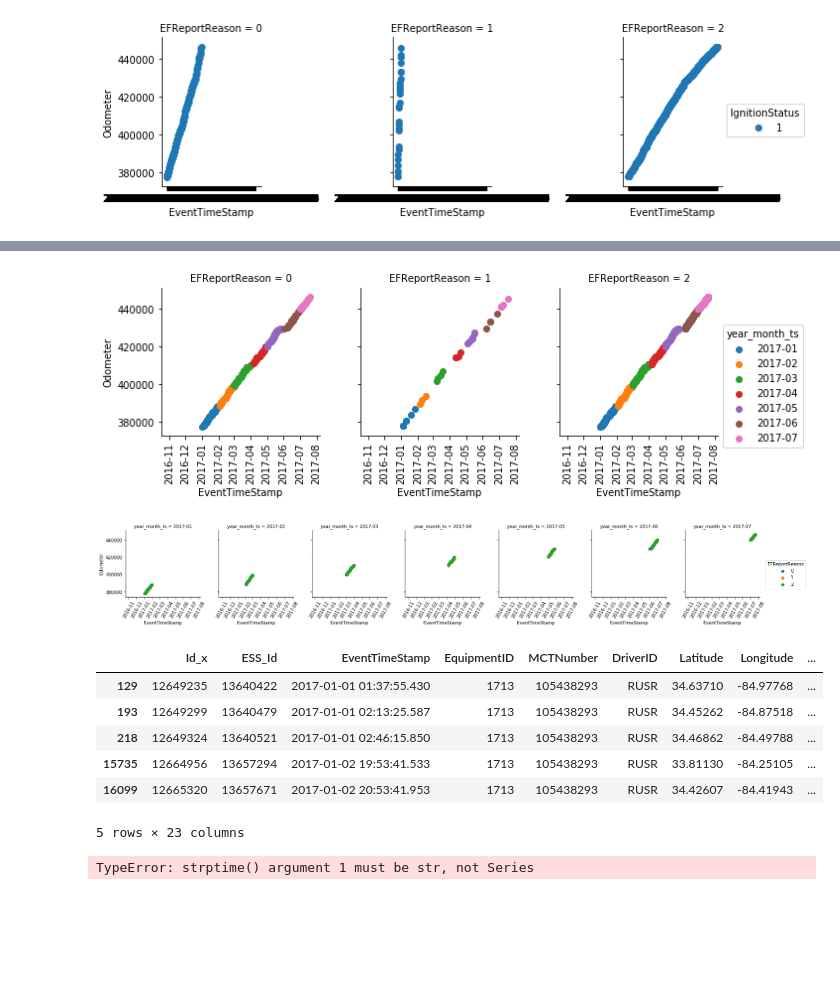
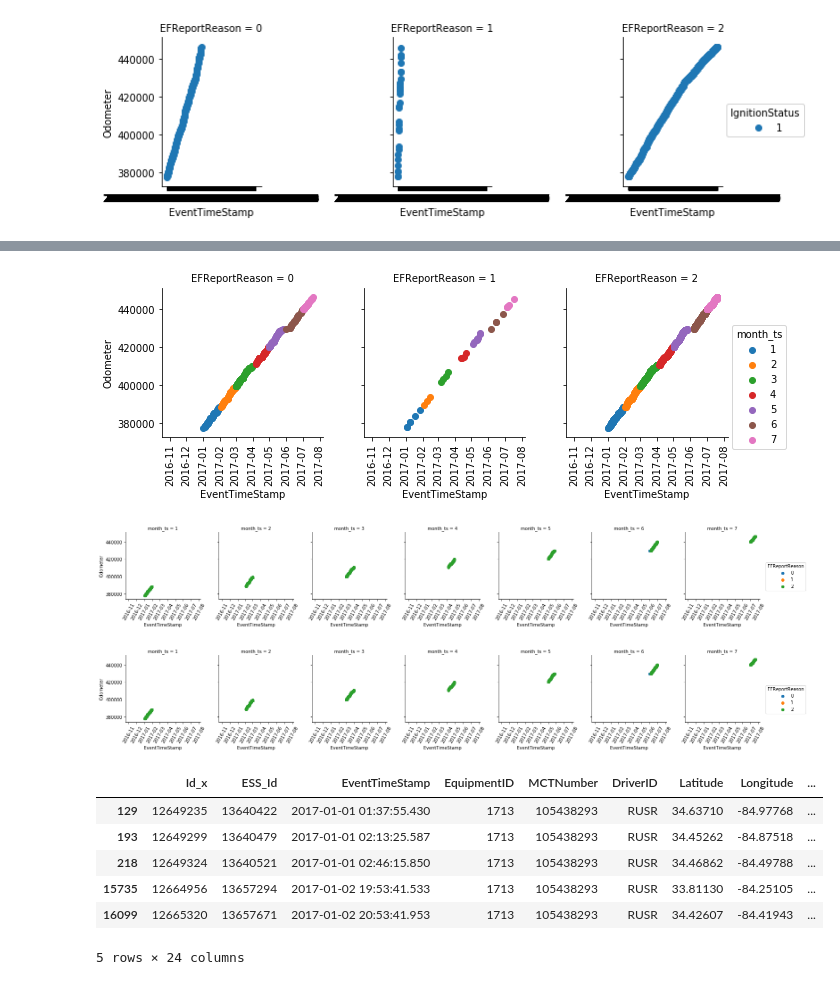
Before and after one commit to DataScienceBS/data-question-6-lionesses, a Jupyter notebook: Big_G_data_prep.ipynb, the cells around one changed output, grey strips where cells are left out. Saved outputs shown, nothing was run; the diff lists cells and outputs as text; code cells hidden in the pictures; blank space fills up the shorter version.

Commit message:
data play

```diff
--- a/Big_G_data_prep.ipynb
+++ b/Big_G_data_prep.ipynb
@@ -133,2 +140,4 @@ truck_1713_map_wSpeed['EventTimeStamp'] = pd.to_datetime(truck_1713_map_wSpeed['
 # %%
 truck_1713_map_wSpeed = truck_1713_map_wSpeed.sort_values(by=['EventTimeStamp'])
+# %%
+truck_1713_map_wSpeed['month_ts'] = pd.DatetimeIndex(truck_1713_map_wSpeed['EventTimeStamp']).month
@@ -135,19 +165,21 @@ truck_1713_map_wSpeed = truck_1713_map_wSpeed.sort_values(by=['EventTimeStamp'])
 # %%
-fg = sns.FacetGrid(data=truck_1713_map_wSpeed, hue='year_month_ts', col='EFReportReason')
+fg = sns.FacetGrid(data=truck_1713_map_wSpeed, hue='month_ts', col='EFReportReason')
 fg.map(plt.scatter, 'EventTimeStamp', 'Odometer').add_legend()
 fg.set_xticklabels(rotation = 90);
 # %% [output]
-[figure, old version]
+[figure, new version]
 # %%
-fg = sns.FacetGrid(data=truck_1713_map_wSpeed, hue='EFReportReason', col='year_month_ts')
+fg = sns.FacetGrid(data=truck_1713_map_wSpeed, hue='EFReportReason', col='month_ts')
 fg.map(plt.scatter, 'EventTimeStamp', 'Odometer').add_legend()
 fg.set_xticklabels(rotation = 60);
 # %% [output]
-[figure, old version]
+[figure, new version]
 # %%
-fg = sns.FacetGrid(data=truck_1713_map_wSpeed, hue='EFReportReason', col='year_month_ts')
+fg = sns.FacetGrid(data=truck_1713_map_wSpeed, hue='EFReportReason', col='month_ts')
 fg.map(plt.scatter, 'EventTimeStamp', 'Odometer').add_legend()
 fg.set_xticklabels(rotation = 60);
+# %% [output]
+[figure, added]
 # %%
 truck_1713_map_wSpeed.head()
 # %% [output]
@@ -157,13 +189,8 @@ truck_1713_map_wSpeed.head()
 | 218 | 12649324 | 13640521 | 2017-01-01 02:46:15.850 | 1713 | 105438293 | RUSR | 34.46862 | -84.49788 | ... |
 | 15735 | 12664956 | 13657294 | 2017-01-02 19:53:41.533 | 1713 | 105438293 | RUSR | 33.81130 | -84.25105 | ... |
 | 16099 | 12665320 | 13657671 | 2017-01-02 20:53:41.953 | 1713 | 105438293 | RUSR | 34.42607 | -84.41943 | ... |
-5 rows × 23 columns
+5 rows × 24 columns
 # %%
 #df_fuel_trans
 df_fuel_trans_fuels = df_fuel_trans[df_fuel_trans['TRNPI1'].isin(fuels)]
 df_fuel_trans_fuels = df_fuel_trans_fuels.drop(columns=['TRNPI2','TRNPI3','TRNPI4','TRNPI5','TRNPI6','TRNPQ2','TRNPQ3','TRNPQ4','TRNPQ5','TRNPQ6'])
-# %%
-from datetime import datetime
-datetime.strptime(df_fuel_trans_fuels['TRNDAT'], "%Y%M%D")
-# %% [output]
-TypeError: strptime() argument 1 must be str, not Series
```
Also changed, not shown: parts of 13 cells of this notebook.
